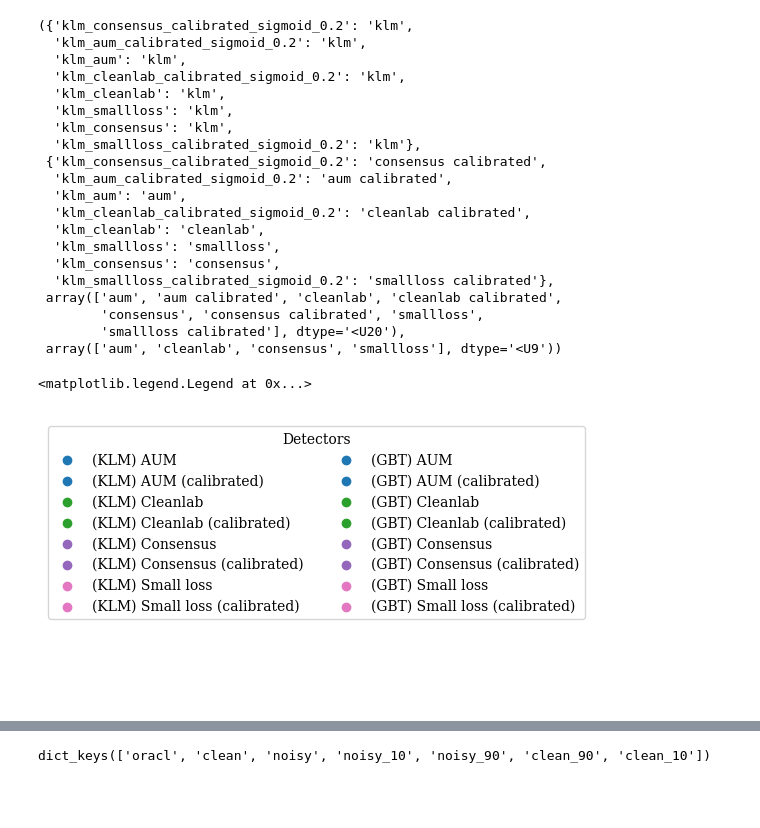
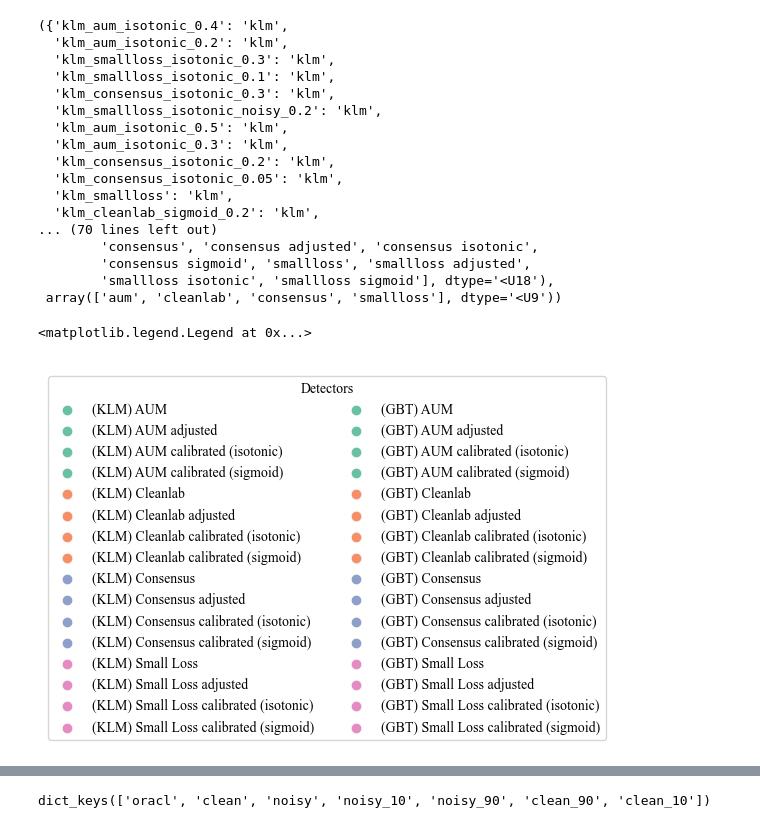
Before and after one commit to Orange-OpenSource/mislabeled-benchmark, a Jupyter notebook: analysis_calib.ipynb, the cells around one changed output, grey strips where cells are left out. Drawn from its saved outputs; the diff is of its cells as text; code cells hidden in the pictures; blank space fills up the shorter version.

```diff
--- a/analysis_calib.ipynb
+++ b/analysis_calib.ipynb
@@ -34,11 +34,9 @@ def custom_grid(axis):
 # %%
 all_results = dict()
 # %%
-all_results['allclass'] = dict()
+all_results["allclass"] = dict()
 for prefix, result_dir in result_dirs:
-    all_results['allclass'][prefix] = load_estim(
-        result_dir=result_dir
-    )
+    all_results["allclass"][prefix] = load_estim(result_dir=result_dir)
 # %%
 detectors = np.unique(
     np.concatenate([r.detector_name.unique() for r in all_results['allclass'].values()])
@@ -88,32 +83,32 @@ detector_suffixes = np.unique(list(d_detect_map.values()))
 detector_base = np.unique([v.split(" ")[0] for v in detector_suffixes])
 d_base_model_map, d_detect_map, detector_suffixes, detector_base
 # %% [output]
-({'klm_consensus_calibrated_sigmoid_0.2': 'klm',
-  'klm_aum_calibrated_sigmoid_0.2': 'klm',
-  'klm_aum': 'klm',
-  'klm_cleanlab_calibrated_sigmoid_0.2': 'klm',
-  'klm_cleanlab': 'klm',
+({'klm_aum_isotonic_0.4': 'klm',
+  'klm_aum_isotonic_0.2': 'klm',
+  'klm_smallloss_isotonic_0.3': 'klm',
+  'klm_smallloss_isotonic_0.1': 'klm',
+  'klm_consensus_isotonic_0.3': 'klm',
+  'klm_smallloss_isotonic_noisy_0.2': 'klm',
+  'klm_aum_isotonic_0.5': 'klm',
+  'klm_aum_isotonic_0.3': 'klm',
+  'klm_consensus_isotonic_0.2': 'klm',
+  'klm_consensus_isotonic_0.05': 'klm',
   'klm_smallloss': 'klm',
-  'klm_consensus': 'klm',
-  'klm_smallloss_calibrated_sigmoid_0.2': 'klm'},
- {'klm_consensus_calibrated_sigmoid_0.2': 'consensus calibrated',
-  'klm_aum_calibrated_sigmoid_0.2': 'aum calibrated',
-  'klm_aum': 'aum',
-  'klm_cleanlab_calibrated_sigmoid_0.2': 'cleanlab calibrated',
-  'klm_cleanlab': 'cleanlab',
-  'klm_smallloss': 'smallloss',
-  'klm_consensus': 'consensus',
-  'klm_smallloss_calibrated_sigmoid_0.2': 'smallloss calibrated'},
- array(['aum', 'aum calibrated', 'cleanlab', 'cleanlab calibrated',
-        'consensus', 'consensus calibrated', 'smallloss',
-        'smallloss calibrated'], dtype='<U20'),
+  'klm_cleanlab_sigmoid_0.2': 'klm',
+... (70 lines left out)
+        'consensus', 'consensus adjusted', 'consensus isotonic',
+        'consensus sigmoid', 'smallloss', 'smallloss adjusted',
+        'smallloss isotonic', 'smallloss sigmoid'], dtype='<U18'),
  array(['aum', 'cleanlab', 'consensus', 'smallloss'], dtype='<U9'))
 # %%
 detect_pretty_name = {
     "agra": "AGRA",
     "aum": "AUM",
     "calibrated": "(calibrated)",
-    "noisy": "",
+    "isotonic": "(calibrated isotonic)",
+    "sigmoid": "(calibrated sigmoid)",
+    "noisy": "(calibrated noisy)",
+    "baseline": "(baseline)",
     "adjusted": "(adjusted)",
     "cleanlab": "Cleanlab",
     "consensus": "Consensus",
@@ -125,20 +120,38 @@ detect_pretty_name = {
     "vosg": "VoSG",
 }
 
+detect_pretty_name = {
+    "agra": "AGRA",
+    "aum": "AUM",
+    "calibrated": "(calibrated)",
+    "isotonic": "calibrated (isotonic)",
+    "sigmoid": "calibrated (sigmoid)",
+    "noisy": "(calibrated noisy)",
+    "baseline": "baseline",
+    "adjusted": "adjusted",
+    "cleanlab": "Cleanlab",
+    "consensus": "Consensus",
+    "forget": "Forget scores",
+    "influence": "Influence",
+    "representer": "Representer",
+    "smallloss": "Small Loss",
+    "tracin": "TracIn",
+    "vosg": "VoSG",
+}
+
 bm_pretty_name = {"klm": "KLM", "gb": "GBT"}
 # %%
 from matplotlib import colormaps
+import seaborn as sns
 
 # tab_colors = colormaps["tab20"]
-tab_colors = colormaps["tab10"]
+# tab_colors = colormaps["tab10"]
+tab_colors = sns.color_palette("Set2", len(detector_base))
 
 
 def detector_color(detector_name):
     base = detector_name.split(" ")[0]
-    mapping = {
-        d: tab_colors.colors[2 * i % len(tab_colors.colors)]
-        for i, d in enumerate(detector_base)
-    }
+    mapping = {d: tab_colors[i] for i, d in enumerate(detector_base)}
     return mapping[base]
 
 
@@ -170,34 +183,34 @@ for d_name in detector_suffixes:
 #         labels.append(l)
 #     else:
 #         plt.scatter([], [], label="", color="white", alpha=0)
 #         labels.append("")
 for d_name in detector_suffixes:
     l = f"({bm_pretty_name['gb']}) " + " ".join(
         [detect_pretty_name[d] for d in d_name.split(" ")[:2]]
     )
     plt.scatter([], [], label=l, color=detector_color(d_name))
     labels.append(l)
 
 
 disp_baselines = False
 if disp_baselines:
     plt.scatter([], [], label="gold", color="black", marker="x")
     labels.append("gold")
     plt.scatter([], [], label="silver", color="black", marker="+")
     labels.append("silver")
     plt.scatter([], [], label="random", color="black", marker="p")
     labels.append("random")
 
     for i in range(len(detector_colors.items()) - 3):
         plt.scatter([], [], label="", color="white", alpha=0)
         labels.append("")
 
 plt.gca().axis("off")
 plt.legend(ncols=3 if disp_baselines else 2, labels=labels, title="Detectors")
 # plt.savefig(f"figures/summary/{prefix_txt}_legend.pdf")
 # %% [output]
 <matplotlib.legend.Legend at 0x...>
-[figure, old version]
+[figure, new version]
 # %%
 full_detector_colors = dict()
 full_detector_markers = dict()
```
Also changed, not shown: parts of 24 cells of this notebook, 6 other files.
